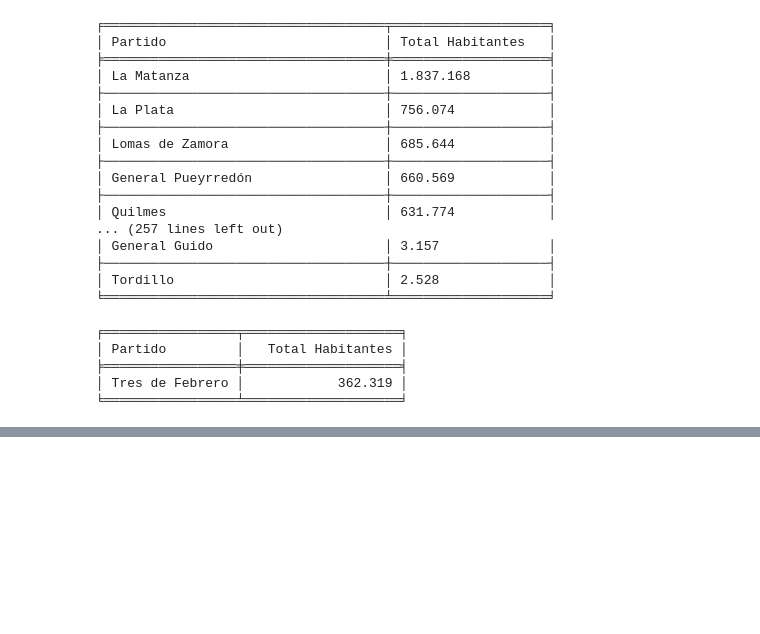
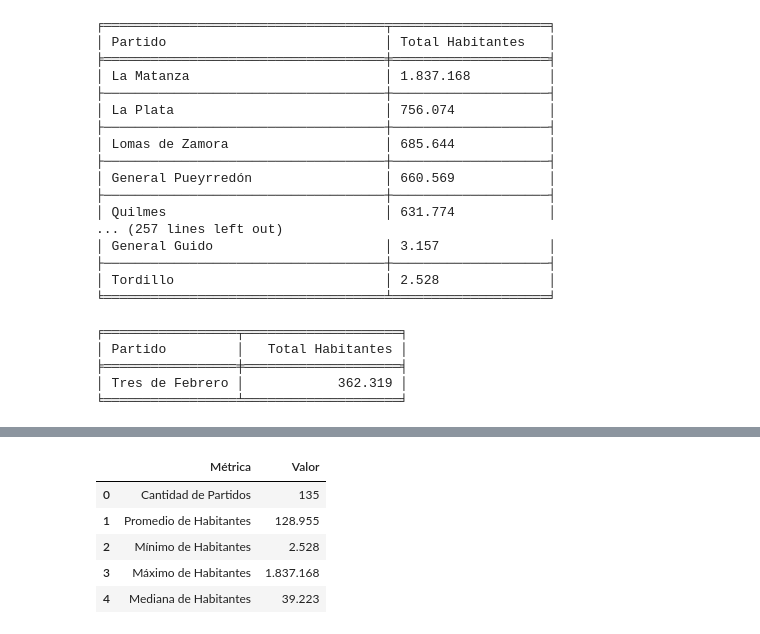
Before and after one commit to Aghuz2021/Poblar_ar, a Jupyter notebook: notebooks/01_Partido.ipynb, the cells around one changed output, grey strips where cells are left out. Saved outputs shown, nothing was run; the diff lists cells and outputs as text; code cells hidden in the pictures; blank space fills up the shorter version.

```diff
--- a/notebooks/01_Partido.ipynb
+++ b/notebooks/01_Partido.ipynb
@@ -11,7 +15,12 @@ df["Total habitantes"] = pd.to_numeric(
             .str.replace(',', '', regex=False),
             errors='coerce'
         )
-
+df["Varon/Masculino"] = pd.to_numeric(
+            df["Varon/Masculino"].astype(str)
+            .str.replace('.', '', regex=False)
+            .str.replace(',', '', regex=False),
+            errors='coerce'
+        )
 df
 # %% [output]
 |  | Codigo | Nombre | Tipo de jurisdicción | Provincia/estado | Casa | Rancho | Departamento | ... |
@@ -159,3 +196,81 @@ Habitantes_Por_Partido(df,"Tres de Febrero")
 ╞═════════════════╪════════════════════╡
 │ Tres de Febrero │            362.319 │
 ╘═════════════════╧════════════════════╛
+# %%
+import pandas as pd
+from tabulate import tabulate
+
+
+def EstadisticasHabitantesPartido(df):
+  """
+    Filtra por Partido, agrupa por Nombre para sumar los habitantes de cada partido,
+    calcula cantidad, promedio, mínimo, máximo y mediana, y muestra la tabla ordenada.
+    """
+  try:
+    datos = df.copy()
+    datos["Total habitantes"] = pd.to_numeric(
+        datos["Total habitantes"]
+        .astype(str)
+        .str.replace(r"\.0$", "", regex=True)
+        .str.replace(".", "", regex=False)
+        .str.replace(",", "", regex=False),
+        errors="coerce",
+    )
+
+    # Agrupamos por Nombre igual que en tu función modelo para obtener el total por Partido
+    por_partido = (
+        datos.query("`Tipo de jurisdicción` == 'Partido'")
+        .groupby("Nombre")["Total habitantes"]
+        .sum()
+    )
+
+    cantidad = int(por_partido.count())
+    promedio = por_partido.mean()
+    minimo = por_partido.min()
+    maximo = por_partido.max()
+    mediana = por_partido.median()
+
+    def formatear(valor, decimales=False):
+      if pd.isnull(valor):
+        return ""
+      if decimales:
+        return (
+            f"{valor:,.2f}".replace(",", "X")
+            .replace(".", ",")
+            .replace("X", ".")
+        )
+      return f"{int(round(valor)):,}".replace(",", ".")
+
+    resultado = pd.DataFrame({
+        "Métrica": [
+            "Cantidad de Partidos",
+            "Promedio de Habitantes",
+            "Mínimo de Habitantes",
+            "Máximo de Habitantes",
+            "Mediana de Habitantes",
+        ],
+        "Valor": [
+            formatear(cantidad),
+            formatear(promedio, decimales=False),
+            formatear(minimo),
+            formatear(maximo),
+            formatear(mediana, decimales=False),
+        ],
+    })
+
+    print(
+        tabulate(
+            resultado.values.tolist(),
+            headers=["Métrica", "Valor"],
+            tablefmt="pretty",
+            disable_numparse=True,
+            showindex=False,
+        )
+    )
+    return resultado
+
+  except Exception as e:
+    print(f"[Error en EstadisticasHabitantesPartido]: {e}")
+
+EstadisticasHabitantesPartido(df)
+# %% [output]
@@ -161,0 +286,6 @@ Habitantes_Por_Partido(df,"Tres de Febrero")
+|  | Métrica | Valor |
+| 0 | Cantidad de Partidos | 135 |
+| 1 | Promedio de Habitantes | 128.955 |
+| 2 | Mínimo de Habitantes | 2.528 |
+| 3 | Máximo de Habitantes | 1.837.168 |
+| 4 | Mediana de Habitantes | 39.223 |
```
Also changed, not shown: parts of 7 cells of this notebook, 10 other files.
